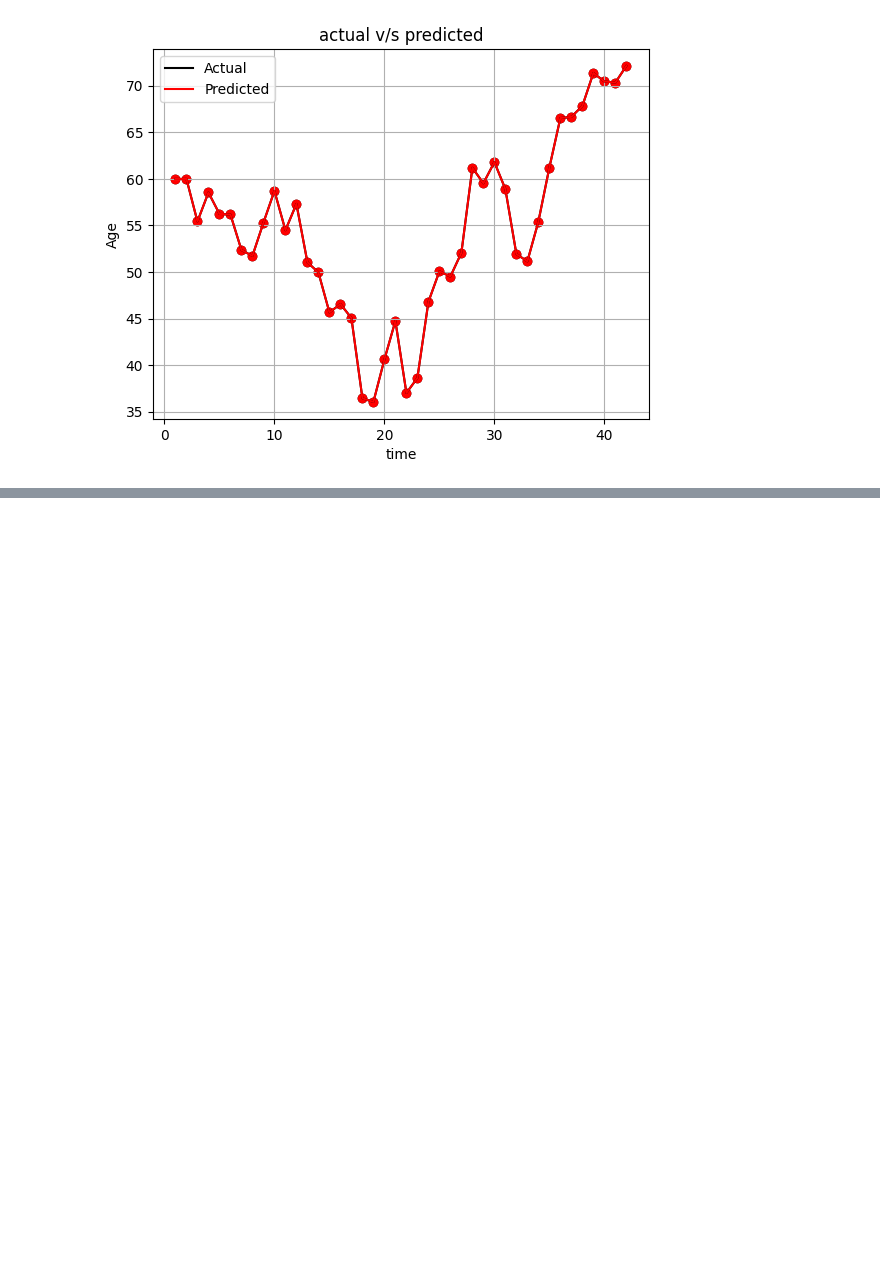
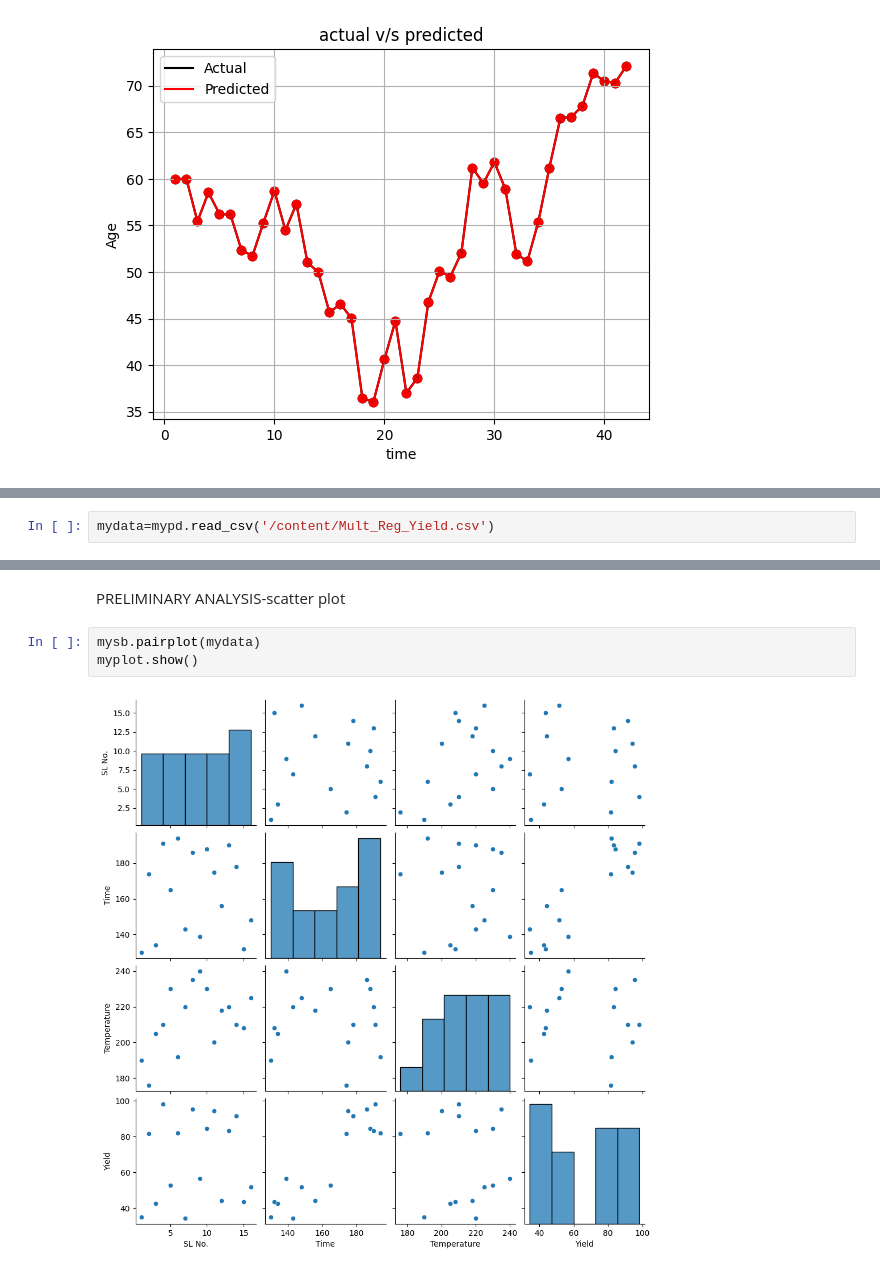
Before and after one commit to Vaani64/TSA_Workshop, a Jupyter notebook: TSA_Workshop.ipynb, the cells around one changed output, grey strips where cells are left out. Cells and saved outputs as stored; diff of their text form; blank space fills up the shorter version.

```diff
--- a/TSA_Workshop.ipynb
+++ b/TSA_Workshop.ipynb
@@ -521,0 +531,2 @@ myplot.show()
+# %%
+mydata=mypd.read_csv('/content/Mult_Reg_Yield.csv')
@@ -521,0 +547,7 @@ myplot.show()
+# %% [markdown]
+PRELIMINARY ANALYSIS-scatter plot
+# %%
+mysb.pairplot(mydata)
+myplot.show()
+# %% [output]
+[figure, added]
```
Also changed, not shown: parts of 4 cells of this notebook.
